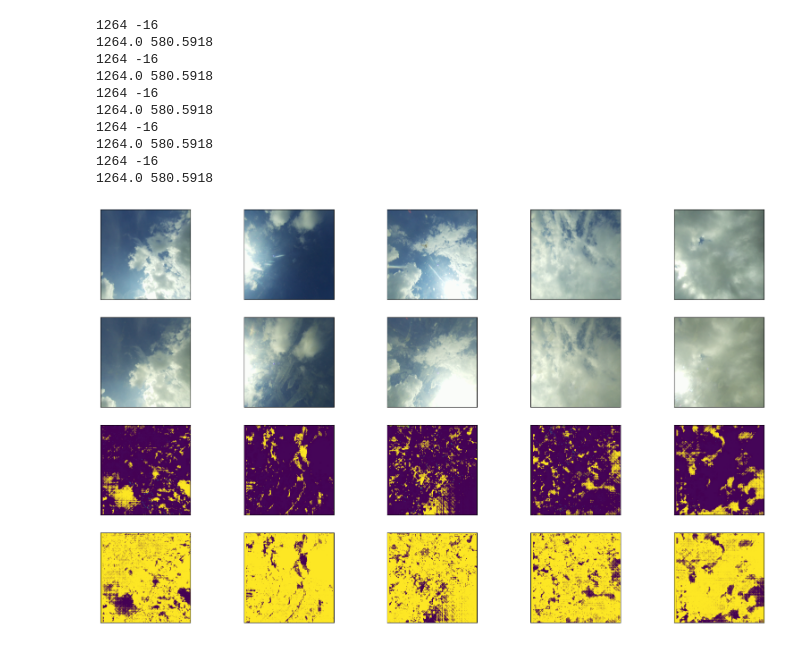
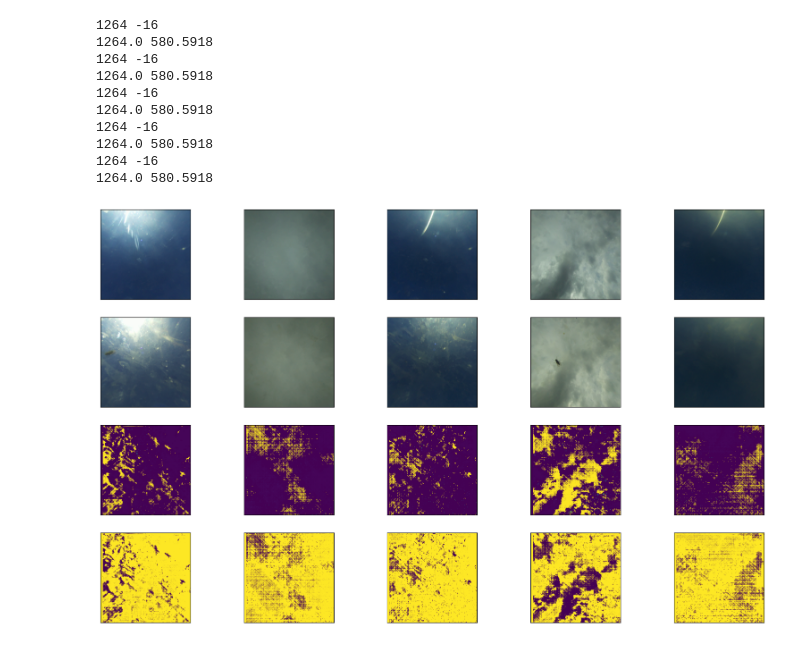
Before and after one commit to isaachcamp/iecdt-computer-vision-group-proj, a Jupyter notebook: stereo.ipynb, the cells around one changed output. Drawn from its saved outputs; the diff is of its cells as text; code cells hidden in the pictures.

```diff
--- a/stereo.ipynb
+++ b/stereo.ipynb
@@ -38,6 +38,11 @@ for i in range(5):
     # Load stereo images (left and right)
     img_left = cv2.imread(list((A_DPATH).glob('*.png'))[n], cv2.IMREAD_COLOR)
     img_right = cv2.imread(list((B_DPATH).glob('*.png'))[n], cv2.IMREAD_COLOR)
+
+    img_left = cv2.rotate(img_left, cv2.ROTATE_90_CLOCKWISE)
+    img_right = cv2.rotate(img_right, cv2.ROTATE_90_CLOCKWISE)
+
+
     image_left_rgb = cv2.cvtColor(img_left, cv2.COLOR_BGR2RGB)
     image_right_rgb = cv2.cvtColor(img_right, cv2.COLOR_BGR2RGB)
 
@@ -71,31 +76,31 @@ for i in range(5):
 
     # Disparity is set to float
     disparity = disparity.astype(np.float32)
 
     # Avoid division by zero
     disparity[disparity <= 0] = 1e-6  # Prevent infinite depth
 
     depth_map = (focal_length * baseline) / disparity
 
     print(disparity.max(), depth_map.min())
 
     # Display depth map
     depth_vis = cv2.normalize(depth_map, None, 0, 255, cv2.NORM_MINMAX)
     depth_vis = np.uint8(depth_vis)
 
     ax[3,i].imshow(depth_vis)
 
 #cv2.waitKey(0)
 #cv2.destroyAllWindows()
 # %% [output]
 1264 -16
 1264.0 580.5918
 1264 -16
 1264.0 580.5918
 1264 -16
 1264.0 580.5918
 1264 -16
 1264.0 580.5918
 1264 -16
 1264.0 580.5918
-[figure, old version]
+[figure, new version]
```
Also changed, not shown: parts of 6 cells of this notebook.
